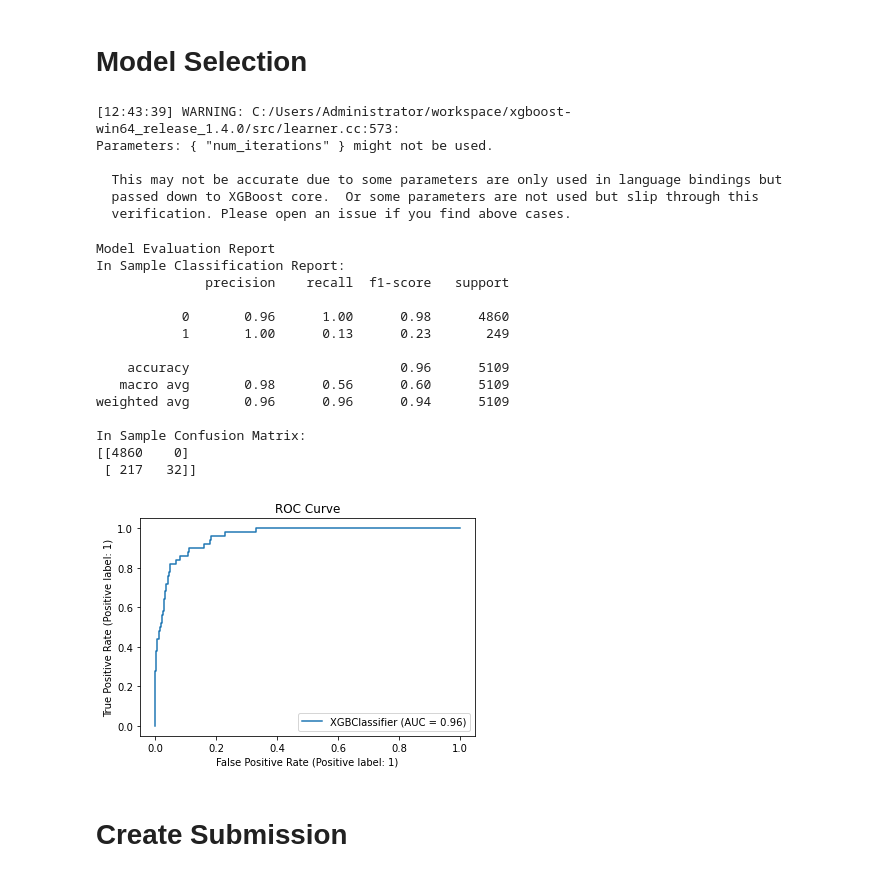
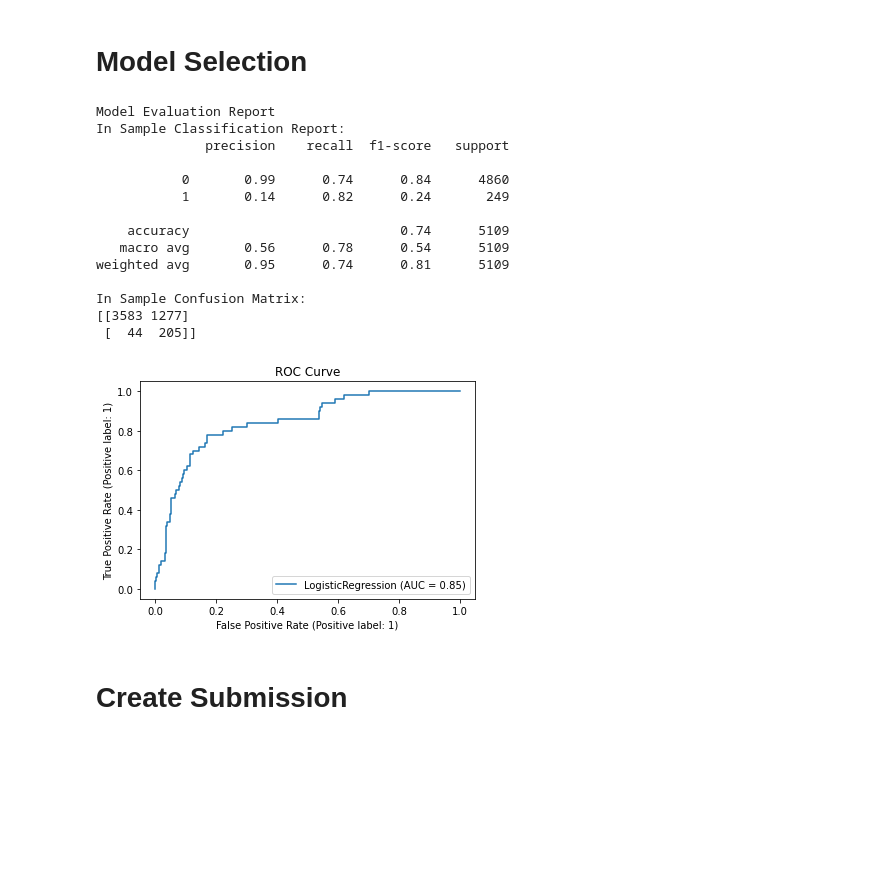
Before and after one commit to ykrasnikov/Stroke_Analysis_and_Prediction, a Jupyter notebook: Stroke/NoteBooks/Stroke_Data.ipynb, the cells around one changed output. Drawn from its saved outputs; the diff is of its cells as text; code cells hidden in the pictures; blank space fills up the shorter version.

```diff
--- a/Stroke/NoteBooks/Stroke_Data.ipynb
+++ b/Stroke/NoteBooks/Stroke_Data.ipynb
@@ -960,45 +924,39 @@ Out Sample Confusion Matrix:
 # %%
 #initialize
-xgb_final = XGBClassifier(use_label_encoder=False,eval_metric='error',learning_rate=0.07, num_iterations=1000)
+log_final = LogisticRegression(class_weight='balanced',max_iter=1000)
 
 # fit
-xgb_final.fit(X, y)
+log_final.fit(X, y)
 
 # predict
-in_preds = xgb_final.predict(X)
+in_preds = log_final.predict(X)
 
 #evaluate
 print("Model Evaluation Report")
 print(f"In Sample Classification Report: \n{classification_report(y, in_preds)}")
 print(f"In Sample Confusion Matrix: \n{confusion_matrix(y, in_preds)}")
 print()
 
 # roc curve
-plot_roc_curve(xgb_final, X_test, y_test)
+plot_roc_curve(log_final, X_test, y_test)
 plt.title("ROC Curve")
 plt.show()
 # %% [output]
-[12:43:39] WARNING: C:/Users/Administrator/workspace/xgboost-win64_release_1.4.0/src/learner.cc:573:
-Parameters: { "num_iterations" } might not be used.
+Model Evaluation Report
+In Sample Classification Report:
+              precision    recall  f1-score   support
 
-  This may not be accurate due to some parameters are only used in language bindings but
-  passed down to XGBoost core.  Or some parameters are not used but slip through this
-  verification. Please open an issue if you find above cases.
+           0       0.99      0.74      0.84      4860
+           1       0.14      0.82      0.24       249
+
+    accuracy                           0.74      5109
+   macro avg       0.56      0.78      0.54      5109
+weighted avg       0.95      0.74      0.81      5109
+
+In Sample Confusion Matrix:
+[[3583 1277]
+ [  44  205]]
-Model Evaluation Report
-In Sample Classification Report:
-              precision    recall  f1-score   support
-
-           0       0.96      1.00      0.98      4860
-           1       1.00      0.13      0.23       249
-
-    accuracy                           0.96      5109
-   macro avg       0.98      0.56      0.60      5109
-weighted avg       0.96      0.96      0.94      5109
-
-In Sample Confusion Matrix:
-[[4860    0]
- [ 217   32]]
-[figure, old version]
+[figure, new version]
 # %% [markdown]
 # Create Submission
 # %%
```
Also changed, not shown: parts of 23 cells of this notebook, 5 other files.
